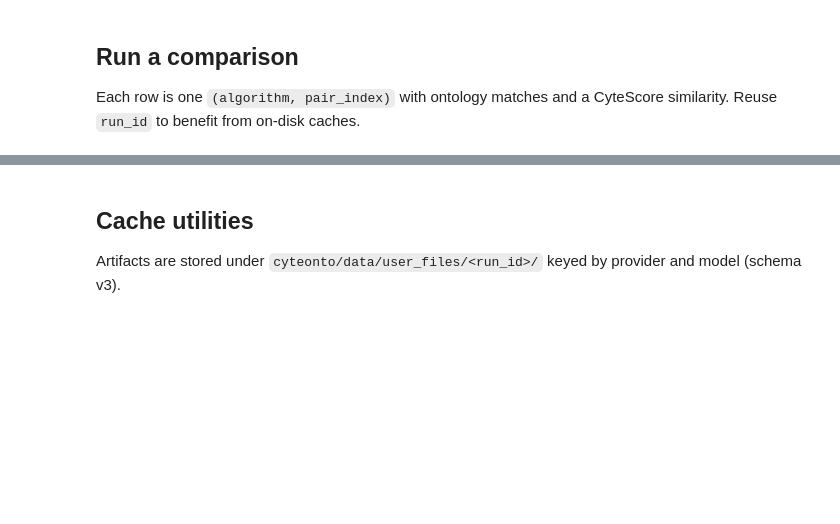
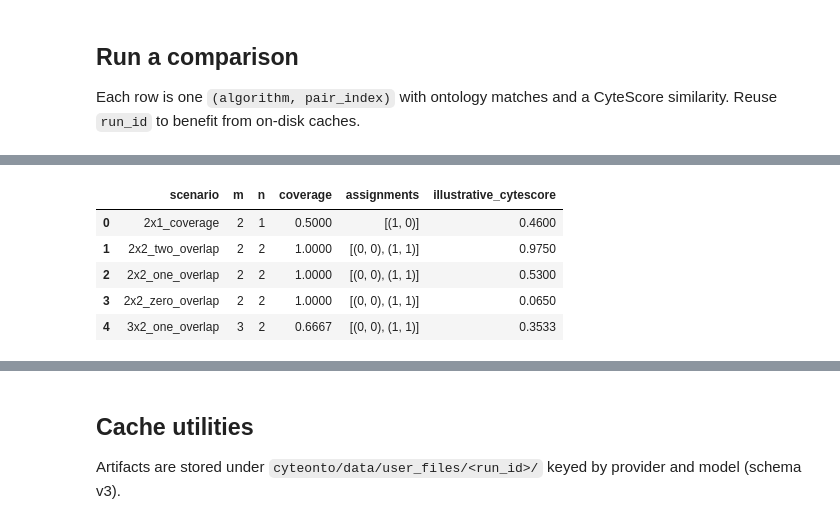
Before and after one commit to NygenAnalytics/CyteOnto, a Jupyter notebook: notebooks/quick_tutorial.ipynb, the cells around one changed output, grey strips where cells are left out. Cells and saved outputs as stored; diff of their text form; code cells hidden in the pictures; blank space fills up the shorter version.

```diff
--- a/notebooks/quick_tutorial.ipynb
+++ b/notebooks/quick_tutorial.ipynb
@@ -133,0 +162,47 @@ LLM usage: {'agentName': 'CyteOnto', 'modelName': 'moonshotai/Kimi-K2.6', 'reque
+# %%
+def hungarian_demo(scenario: str, scores: list[list[float]]) -> dict:
+    matrix = np.array(scores, dtype=np.float64)
+    m, n = matrix.shape
+    final, assignments = _hungarian_match_mean(matrix)
+    return {
+        "scenario": scenario,
+        "m": m,
+        "n": n,
+        "coverage": min(m, n) / max(m, n) if max(m, n) else 0.0,
+        "assignments": assignments,
+        "illustrative_cytescore": round(final, 4),
+        "matrix": matrix,
+    }
+
+
+demo_scenarios = [
+    ("2x1_coverage", [[0.05], [0.92]]),
+    ("2x2_two_overlap", [[0.98, 0.06], [0.05, 0.97]]),
+    ("2x2_one_overlap", [[0.98, 0.05], [0.06, 0.08]]),
+    ("2x2_zero_overlap", [[0.06, 0.05], [0.08, 0.07]]),
+    ("3x2_one_overlap", [[0.98, 0.05], [0.06, 0.08], [0.05, 0.07]]),
+]
+
+demos = [hungarian_demo(name, matrix) for name, matrix in demo_scenarios]
+
+demo_df = pd.DataFrame(
+    [
+        {
+            "scenario": d["scenario"],
+            "m": d["m"],
+            "n": d["n"],
+            "coverage": round(d["coverage"], 4),
+            "assignments": d["assignments"],
+            "illustrative_cytescore": d["illustrative_cytescore"],
+        }
+        for d in demos
+    ]
+)
+demo_df
+# %% [output]
+|  | scenario | m | n | coverage | assignments | illustrative_cytescore |
+| 0 | 2x1_coverage | 2 | 1 | 0.5000 | [(1, 0)] | 0.4600 |
+| 1 | 2x2_two_overlap | 2 | 2 | 1.0000 | [(0, 0), (1, 1)] | 0.9750 |
+| 2 | 2x2_one_overlap | 2 | 2 | 1.0000 | [(0, 0), (1, 1)] | 0.5300 |
+| 3 | 2x2_zero_overlap | 2 | 2 | 1.0000 | [(0, 0), (1, 1)] | 0.0650 |
+| 4 | 3x2_one_overlap | 3 | 2 | 0.6667 | [(0, 0), (1, 1)] | 0.3533 |
```
Also changed, not shown: parts of 11 cells of this notebook, 19 other files.
